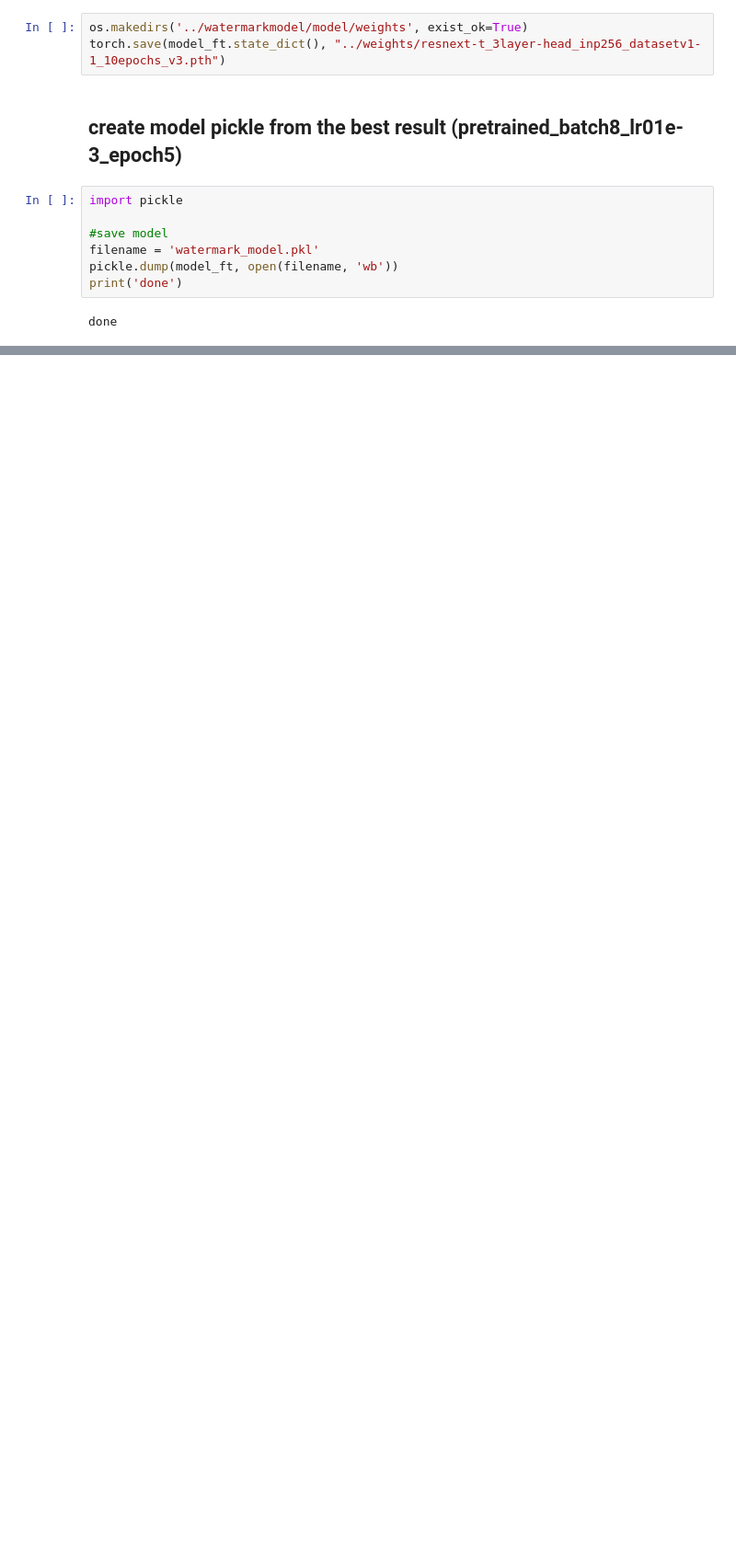
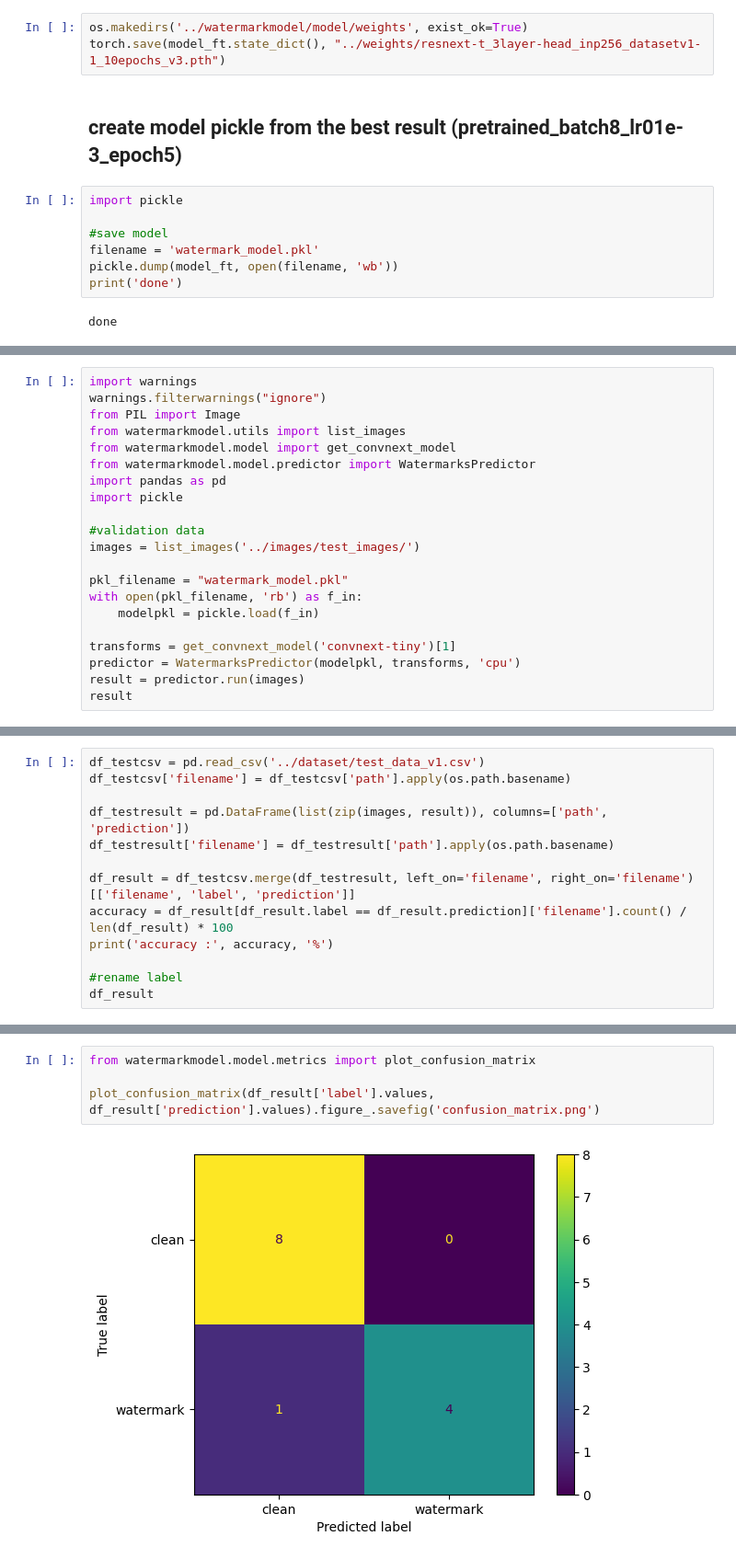
Before and after one commit to atsiri/watermark-detection, a Jupyter notebook: notebook/training.ipynb, the cells around one changed output, grey strips where cells are left out. Shown at 92% size. Cells and saved outputs as stored; diff of their text form; blank space fills up the shorter version.

Commit message:
update confusion matrix

```diff
--- a/notebook/training.ipynb
+++ b/notebook/training.ipynb
@@ -671,0 +676,21 @@ done
+# %%
+import warnings
+warnings.filterwarnings("ignore")
+from PIL import Image
+from watermarkmodel.utils import list_images
+from watermarkmodel.model import get_convnext_model
+from watermarkmodel.model.predictor import WatermarksPredictor
+import pandas as pd
+import pickle
+
+#validation data
+images = list_images('../images/test_images/')
+
+pkl_filename = "watermark_model.pkl"
+with open(pkl_filename, 'rb') as f_in:
+    modelpkl = pickle.load(f_in)
+
+transforms = get_convnext_model('convnext-tiny')[1]
+predictor = WatermarksPredictor(modelpkl, transforms, 'cpu')
+result = predictor.run(images)
+result
@@ -671,0 +699,13 @@ done
+# %%
+df_testcsv = pd.read_csv('../dataset/test_data_v1.csv')
+df_testcsv['filename'] = df_testcsv['path'].apply(os.path.basename)
+
+df_testresult = pd.DataFrame(list(zip(images, result)), columns=['path', 'prediction'])
+df_testresult['filename'] = df_testresult['path'].apply(os.path.basename)
+
+df_result = df_testcsv.merge(df_testresult, left_on='filename', right_on='filename')[['filename', 'label', 'prediction']]
+accuracy = df_result[df_result.label == df_result.prediction]['filename'].count() / len(df_result) * 100
+print('accuracy :', accuracy, '%')
+
+#rename label
+df_result
@@ -671,0 +728,6 @@ done
+# %%
+from watermarkmodel.model.metrics import plot_confusion_matrix
+
+plot_confusion_matrix(df_result['label'].values, df_result['prediction'].values).figure_.savefig('confusion_matrix.png')
+# %% [output]
+[figure, added]
```
Also changed, not shown: parts of 4 cells of this notebook, 3 other files.
